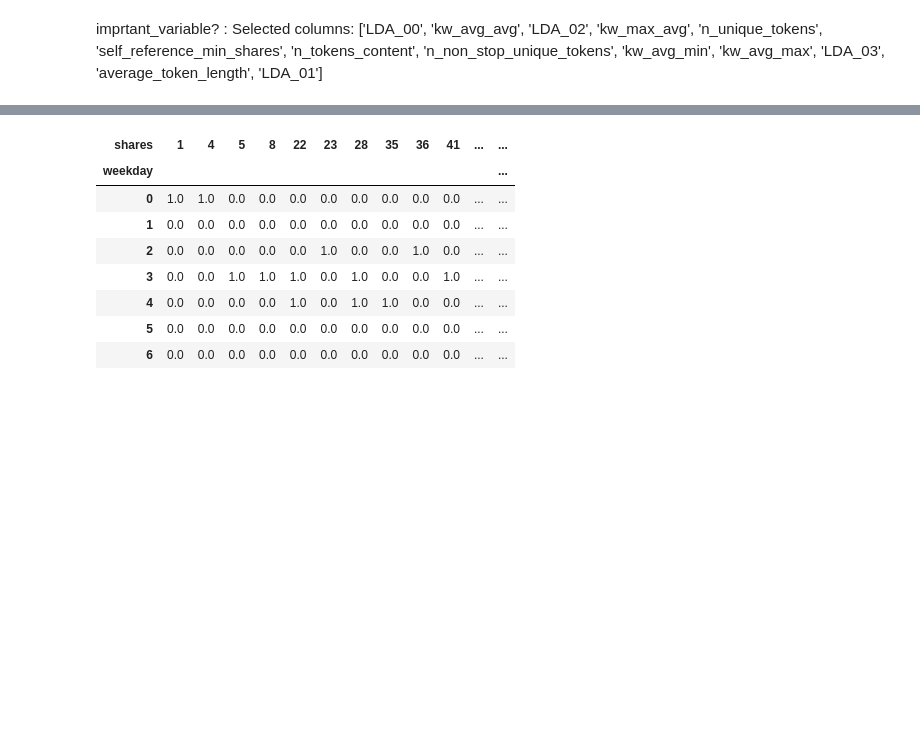
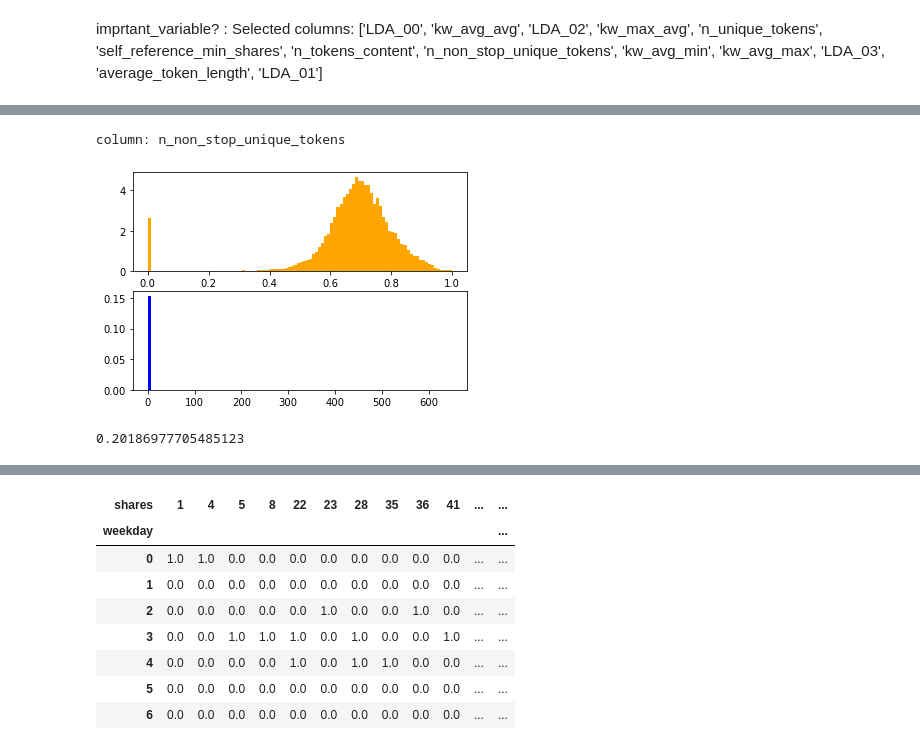
Before and after one commit to K-W-hibiki/PwC_AH, a Jupyter notebook: analytics.ipynb, the cells around one changed output, grey strips where cells are left out. Saved outputs shown, nothing was run; the diff lists cells and outputs as text; code cells hidden in the pictures; blank space fills up the shorter version.

```diff
--- a/analytics.ipynb
+++ b/analytics.ipynb
@@ -234,3 +274,10 @@ Selected columns: ['LDA_00', 'kw_avg_avg', 'LDA_02', 'kw_max_avg', 'n_unique_tok
  Selected columns: ['LDA_00', 'kw_avg_avg', 'LDA_02', 'kw_max_avg', 'n_unique_tokens',
                     'self_reference_min_shares', 'n_tokens_content', 'n_non_stop_unique_tokens',
                     'kw_avg_min', 'kw_avg_max', 'LDA_03', 'average_token_length', 'LDA_01']
+# %%
+# imp_data = important_data
+
+imp_data = t1d[['LDA_00', 'kw_avg_avg', 'LDA_02', 'kw_max_avg', 'n_unique_tokens',
+                    'self_reference_min_shares', 'n_tokens_content', 'n_non_stop_unique_tokens',
+                    'kw_avg_min', 'kw_avg_max', 'LDA_03', 'average_token_length', 'LDA_01', 'target']]
+imp_data
@@ -236,0 +300,8 @@ Selected columns: ['LDA_00', 'kw_avg_avg', 'LDA_02', 'kw_max_avg', 'n_unique_tok
+# %%
+# idt0 = imp_data_target_0
+# idt1 = imp_data_target_1
+
+idt0 = imp_data[imp_data["target"] == 0 ]
+idt1 = imp_data[imp_data["target"] == 1 ]
+
+col_lst = imp_data.columns
@@ -236,0 +320,35 @@ Selected columns: ['LDA_00', 'kw_avg_avg', 'LDA_02', 'kw_max_avg', 'n_unique_tok
+# %%
+ipt_dt = [idt0,idt1]
+# ipt_dt = [dlt75,dmt75]
+n = 7
+
+
+# fig , ax = plt.subplots(2,1, sharex=True)
+fig , ax = plt.subplots(2,1)
+
+
+for tar_cls, i in zip(ipt_dt, [0,1]):
+    """
+    st_temp = pd.DataFrame(tar_cls[col_lst[n]].describe())
+    st_lst =[]
+    st_lst.append(st_temp.loc["mean", col_lst[n]])
+    st_lst.append(st_temp.loc["std", col_lst[n]])
+    """
+    X =np.array(tar_cls[col_lst[n]])
+    # norm_pdf = stats.norm.pdf(x=X, loc=st_lst[0], scale=st_lst[1]) # 期待値=st0, 標準偏差=st1
+
+
+    if i == 0:
+        # plt.plot(X, norm_pdf, color="orange")
+        ax[0].hist(X, bins=100, color="orange", density=True)
+    else:
+        # plt.plot(X, norm_pdf, color="blue")
+        ax[1].hist(X, bins=100, color="blue", density=True)
+
+    # plt.xlabel("確率変数X", fontsize=13)
+    # plt.ylabel("確率密度pdf", fontsize=13)
+print(f"column: {col_lst[n]}")
+plt.show()
+# %% [output]
+column: n_non_stop_unique_tokens
+[figure, added]
@@ -236,0 +367,6 @@ Selected columns: ['LDA_00', 'kw_avg_avg', 'LDA_02', 'kw_max_avg', 'n_unique_tok
+# %%
+st_temp = pd.DataFrame(idt1[col_lst[0]].describe())
+st_temp.loc["mean", col_lst[0]]
+# st_temp
+# %% [output]
+0.20186977705485123
```
Also changed, not shown: parts of 13 cells of this notebook, 1 other file.
